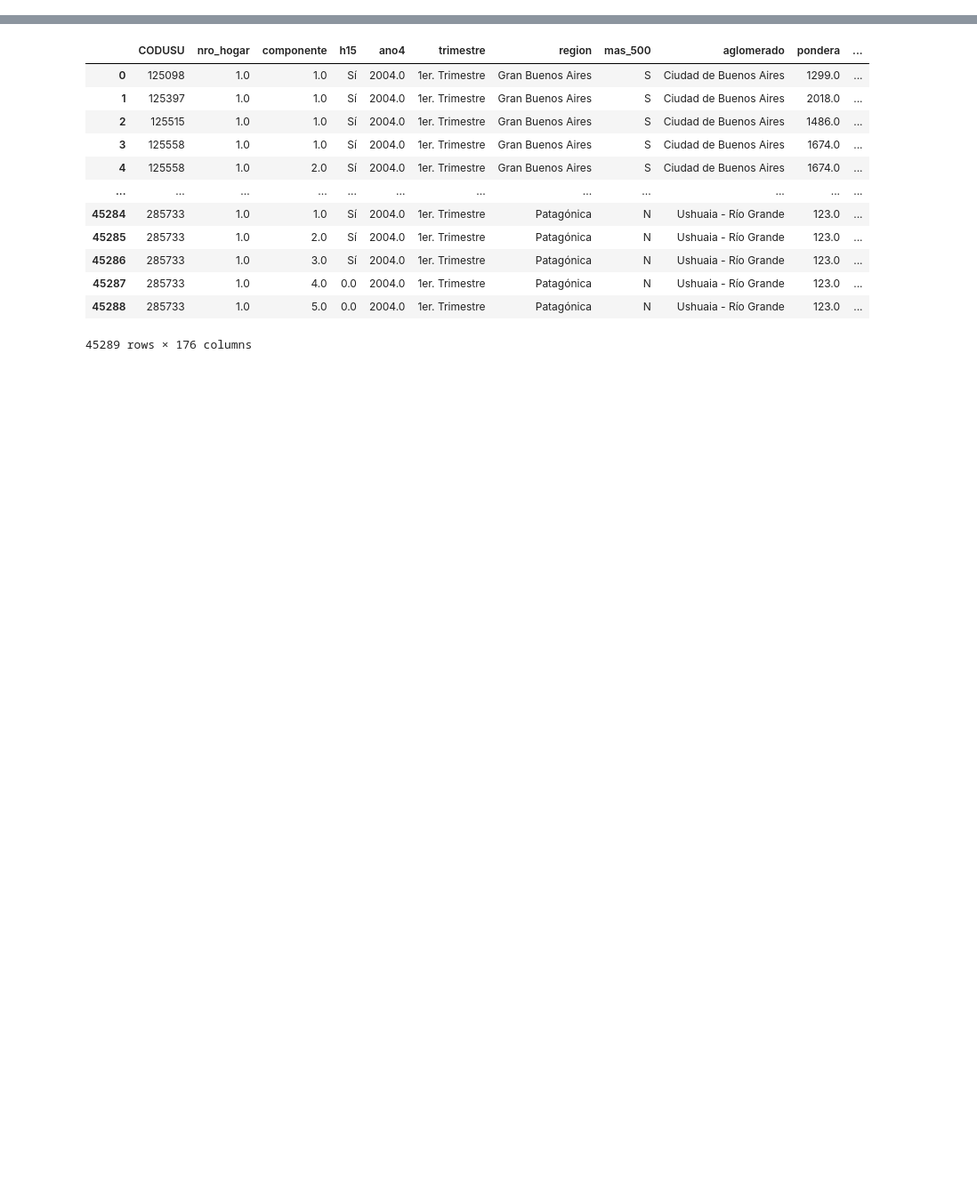
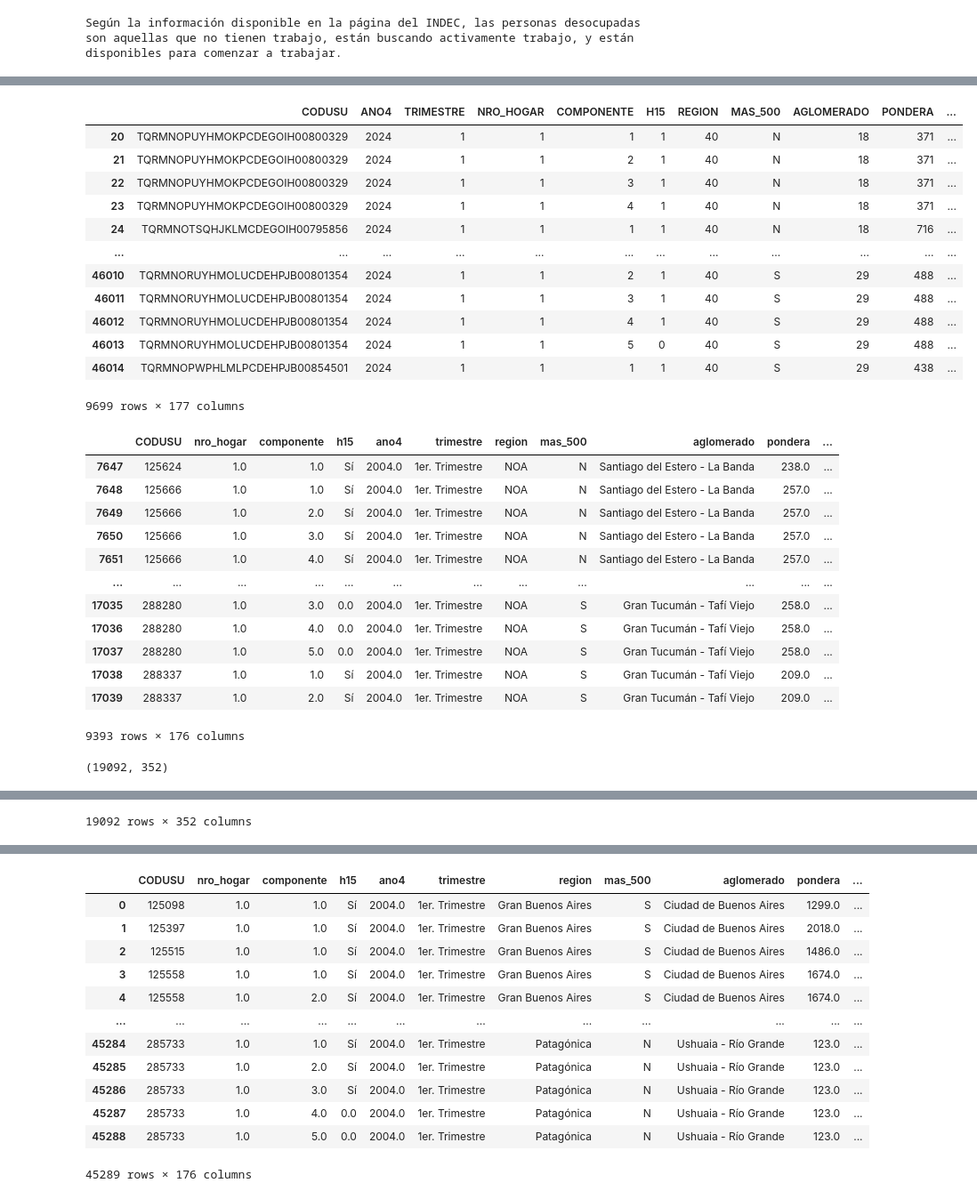
Before and after one commit to LucaDadderio0/-BigDataUBA-Grup10, a Jupyter notebook: TP2/Big_Data_TP2_Grupo10.ipynb, the cells around one changed output, grey strips where cells are left out. Shown at 89% size. Saved outputs shown, nothing was run; the diff lists cells and outputs as text; code cells hidden in the pictures; blank space fills up the shorter version.

```diff
--- a/TP2/Big_Data_TP2_Grupo10.ipynb
+++ b/TP2/Big_Data_TP2_Grupo10.ipynb
@@ -1,7 +1,8 @@
 # %%
 #Resolucion del ejercicio 1
-print("Según la información disponible en la página del INDEC, las personas desocupadas son aquellas que no tienen trabajo, están buscando activamente trabajo, y
-están disponibles para comenzar a trabajar.")
+print("Según la información disponible en la página del INDEC, las personas desocupadas son aquellas que no tienen trabajo, están buscando activamente trabajo, y están disponibles para comenzar a trabajar.")
+# %% [output]
+Según la información disponible en la página del INDEC, las personas desocupadas son aquellas que no tienen trabajo, están buscando activamente trabajo, y están disponibles para comenzar a trabajar.
 # %%
 #Resolucion del punto A
 #instalar pandas si no lo tienen
@@ -10,18 +11,19 @@ están disponibles para comenzar a trabajar.")
 import pandas as pd
 import os
 # Leer el archivo excel
-df_a = pd.read_excel("usu_individual_T124.xlsx")
+df_2024 = pd.read_excel("usu_individual_T124.xlsx")
 # Filtrar solo región 40
-df_a = df_a[df_a["REGION"] == 40]
-display(df_a)
+df_2024 = df_2024[df_2024["REGION"] == 40]
+display(df_2024)
 # Leer archivo .dta
-df_b = pd.read_stata("Individual_t104.dta")
+df_2004 = pd.read_stata("Individual_t104.dta")
 # Filtrar solo región 40
-df_b = df_b[df_b["region"] == "NOA"]
-display(df_b)
+df_2004 = df_2004[df_2004["region"] == "NOA"]
+display(df_2004)
 # Unir ambos archivos
-df = pd.concat([df_a, df_b])
+df = pd.concat([df_2024, df_2004])
 # Resetear índice y mostrar
 df.reset_index(drop=True, inplace=True)
 print(df.shape)
 display(df)
+# %% [output]
@@ -27,0 +36,27 @@ display(df)
+|  | CODUSU | ANO4 | TRIMESTRE | NRO_HOGAR | COMPONENTE | H15 | REGION | MAS_500 | AGLOMERADO | PONDERA | ... |
+| 20 | TQRMNOPUYHMOKPCDEGOIH00800329 | 2024 | 1 | 1 | 1 | 1 | 40 | N | 18 | 371 | ... |
+| 21 | TQRMNOPUYHMOKPCDEGOIH00800329 | 2024 | 1 | 1 | 2 | 1 | 40 | N | 18 | 371 | ... |
+| 22 | TQRMNOPUYHMOKPCDEGOIH00800329 | 2024 | 1 | 1 | 3 | 1 | 40 | N | 18 | 371 | ... |
+| 23 | TQRMNOPUYHMOKPCDEGOIH00800329 | 2024 | 1 | 1 | 4 | 1 | 40 | N | 18 | 371 | ... |
+| 24 | TQRMNOTSQHJKLMCDEGOIH00795856 | 2024 | 1 | 1 | 1 | 1 | 40 | N | 18 | 716 | ... |
+| ... | ... | ... | ... | ... | ... | ... | ... | ... | ... | ... | ... |
+| 46010 | TQRMNORUYHMOLUCDEHPJB00801354 | 2024 | 1 | 1 | 2 | 1 | 40 | S | 29 | 488 | ... |
+| 46011 | TQRMNORUYHMOLUCDEHPJB00801354 | 2024 | 1 | 1 | 3 | 1 | 40 | S | 29 | 488 | ... |
+| 46012 | TQRMNORUYHMOLUCDEHPJB00801354 | 2024 | 1 | 1 | 4 | 1 | 40 | S | 29 | 488 | ... |
+| 46013 | TQRMNORUYHMOLUCDEHPJB00801354 | 2024 | 1 | 1 | 5 | 0 | 40 | S | 29 | 488 | ... |
+| 46014 | TQRMNOPWPHLMLPCDEHPJB00854501 | 2024 | 1 | 1 | 1 | 1 | 40 | S | 29 | 438 | ... |
+9699 rows × 177 columns
+|  | CODUSU | nro_hogar | componente | h15 | ano4 | trimestre | region | mas_500 | aglomerado | pondera | ... |
+| 7647 | 125624 | 1.0 | 1.0 | Sí | 2004.0 | 1er. Trimestre | NOA | N | Santiago del Estero - La Banda | 238.0 | ... |
+| 7648 | 125666 | 1.0 | 1.0 | Sí | 2004.0 | 1er. Trimestre | NOA | N | Santiago del Estero - La Banda | 257.0 | ... |
+| 7649 | 125666 | 1.0 | 2.0 | Sí | 2004.0 | 1er. Trimestre | NOA | N | Santiago del Estero - La Banda | 257.0 | ... |
+| 7650 | 125666 | 1.0 | 3.0 | Sí | 2004.0 | 1er. Trimestre | NOA | N | Santiago del Estero - La Banda | 257.0 | ... |
+| 7651 | 125666 | 1.0 | 4.0 | Sí | 2004.0 | 1er. Trimestre | NOA | N | Santiago del Estero - La Banda | 257.0 | ... |
+| ... | ... | ... | ... | ... | ... | ... | ... | ... | ... | ... | ... |
+| 17035 | 288280 | 1.0 | 3.0 | 0.0 | 2004.0 | 1er. Trimestre | NOA | S | Gran Tucumán - Tafí Viejo | 258.0 | ... |
+| 17036 | 288280 | 1.0 | 4.0 | 0.0 | 2004.0 | 1er. Trimestre | NOA | S | Gran Tucumán - Tafí Viejo | 258.0 | ... |
+| 17037 | 288280 | 1.0 | 5.0 | 0.0 | 2004.0 | 1er. Trimestre | NOA | S | Gran Tucumán - Tafí Viejo | 258.0 | ... |
+| 17038 | 288337 | 1.0 | 1.0 | Sí | 2004.0 | 1er. Trimestre | NOA | S | Gran Tucumán - Tafí Viejo | 209.0 | ... |
+| 17039 | 288337 | 1.0 | 2.0 | Sí | 2004.0 | 1er. Trimestre | NOA | S | Gran Tucumán - Tafí Viejo | 209.0 | ... |
+9393 rows × 176 columns
+(19092, 352)
@@ -28,3 +75,4 @@ display(df)
+19092 rows × 352 columns
 # %%
 #Resolucion del ejercicio 2
 #Resolucion del punto B
```
Also changed, not shown: parts of 13 cells of this notebook.
